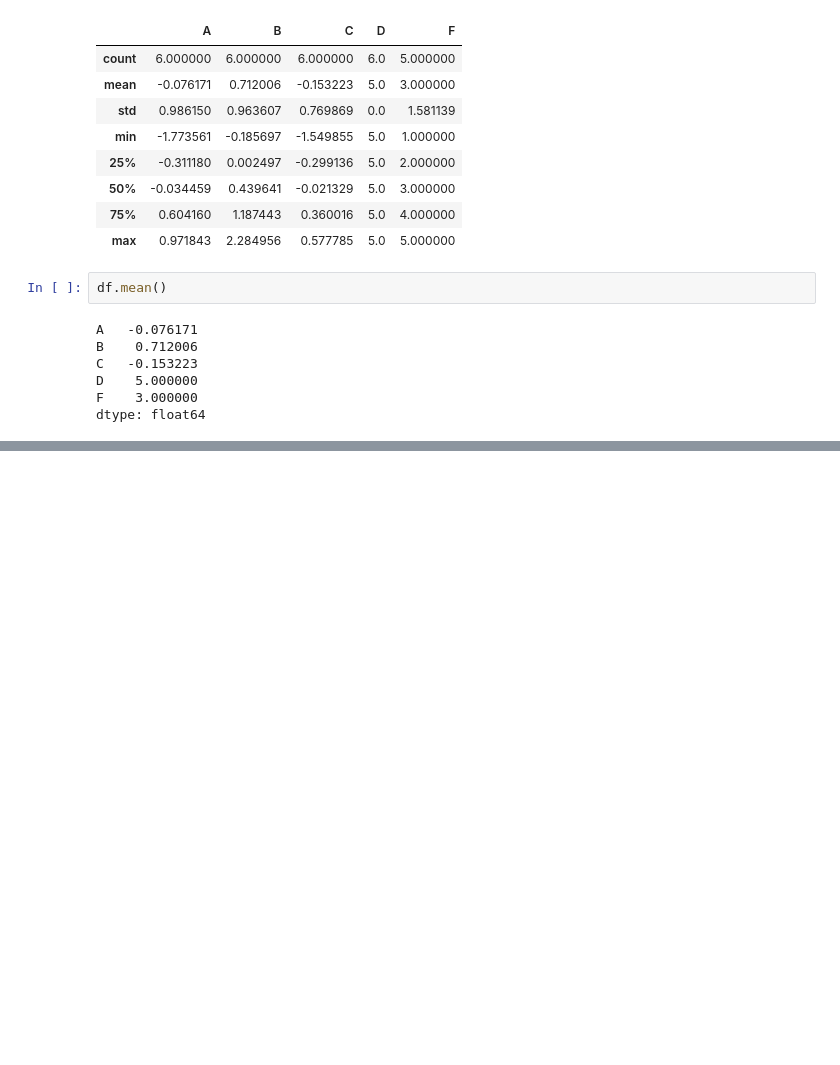
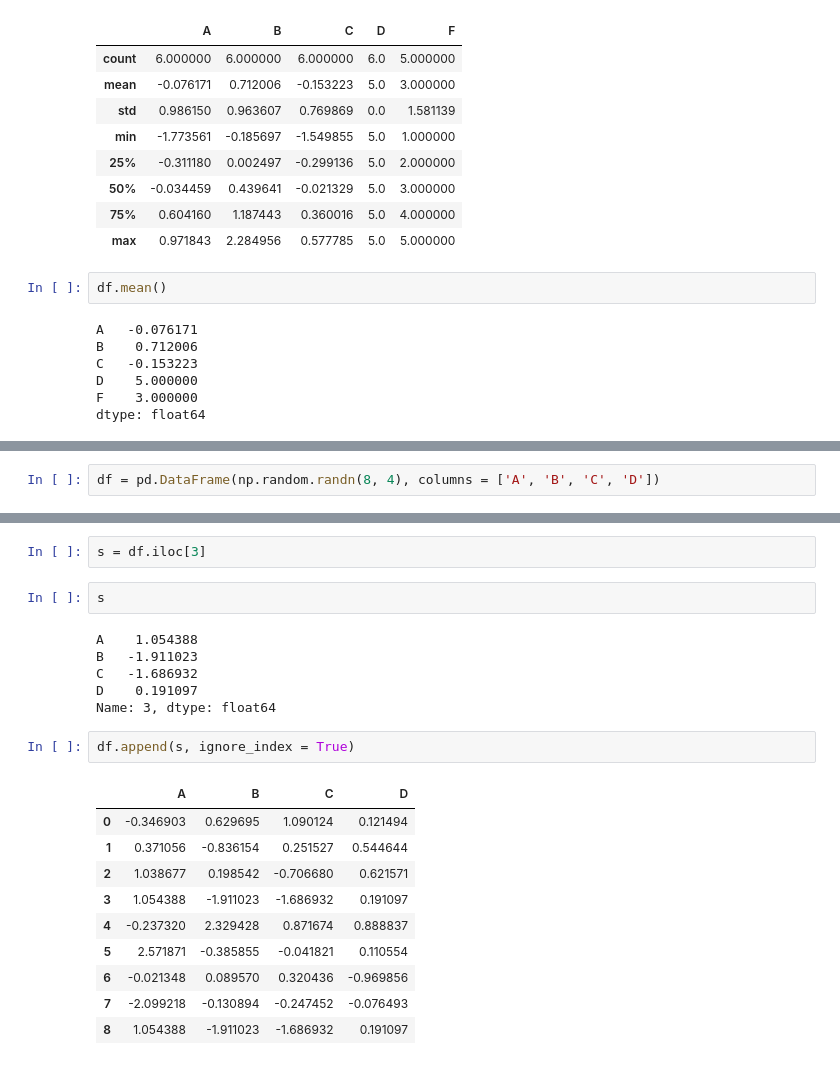
Before and after one commit to Mushaddict/Python, a Jupyter notebook: Pands入门教程/十分钟入门Pandas.ipynb, the cells around one changed output, grey strips where cells are left out. Saved outputs shown, nothing was run; the diff lists cells and outputs as text; blank space fills up the shorter version.

```diff
--- a/Pands入门教程/十分钟入门Pandas.ipynb
+++ b/Pands入门教程/十分钟入门Pandas.ipynb
@@ -526,0 +704,2 @@ dtype: float64
+# %%
+df = pd.DataFrame(np.random.randn(8, 4), columns = ['A', 'B', 'C', 'D'])
@@ -526,0 +718,23 @@ dtype: float64
+# %%
+s = df.iloc[3]
+# %%
+s
+# %% [output]
+A    1.054388
+B   -1.911023
+C   -1.686932
+D    0.191097
+Name: 3, dtype: float64
+# %%
+df.append(s, ignore_index = True)
+# %% [output]
+|  | A | B | C | D |
+| 0 | -0.346903 | 0.629695 | 1.090124 | 0.121494 |
+| 1 | 0.371056 | -0.836154 | 0.251527 | 0.544644 |
+| 2 | 1.038677 | 0.198542 | -0.706680 | 0.621571 |
+| 3 | 1.054388 | -1.911023 | -1.686932 | 0.191097 |
+| 4 | -0.237320 | 2.329428 | 0.871674 | 0.888837 |
+| 5 | 2.571871 | -0.385855 | -0.041821 | 0.110554 |
+| 6 | -0.021348 | 0.089570 | 0.320436 | -0.969856 |
+| 7 | -2.099218 | -0.130894 | -0.247452 | -0.076493 |
+| 8 | 1.054388 | -1.911023 | -1.686932 | 0.191097 |
```
Also changed, not shown: parts of 30 cells of this notebook.
